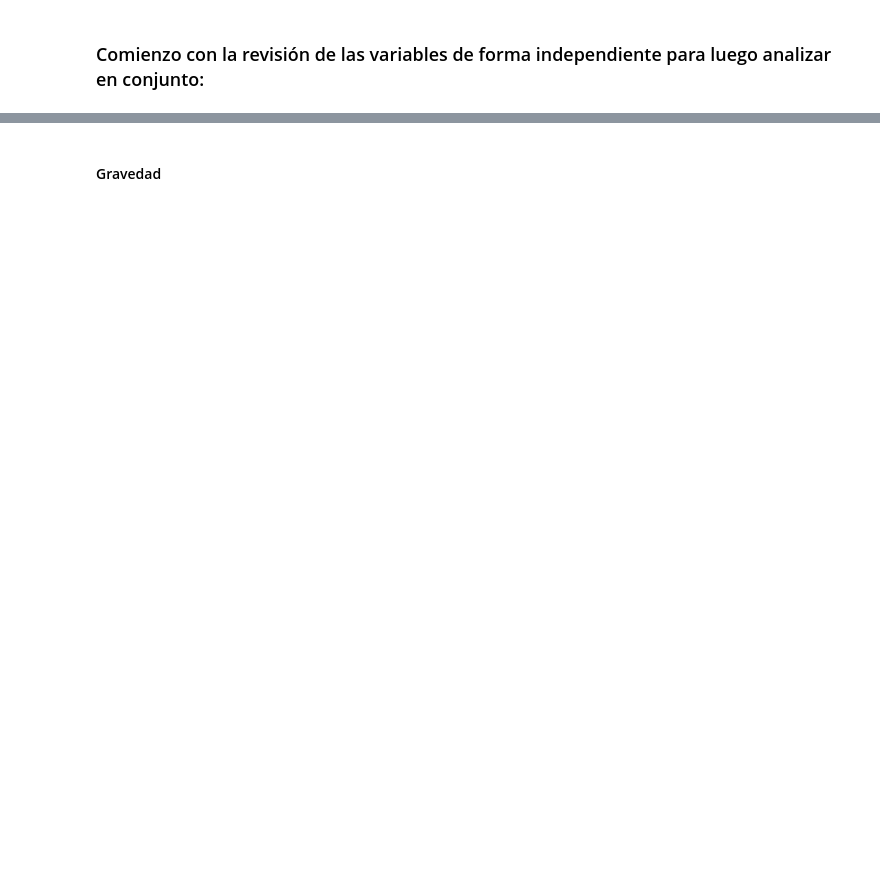
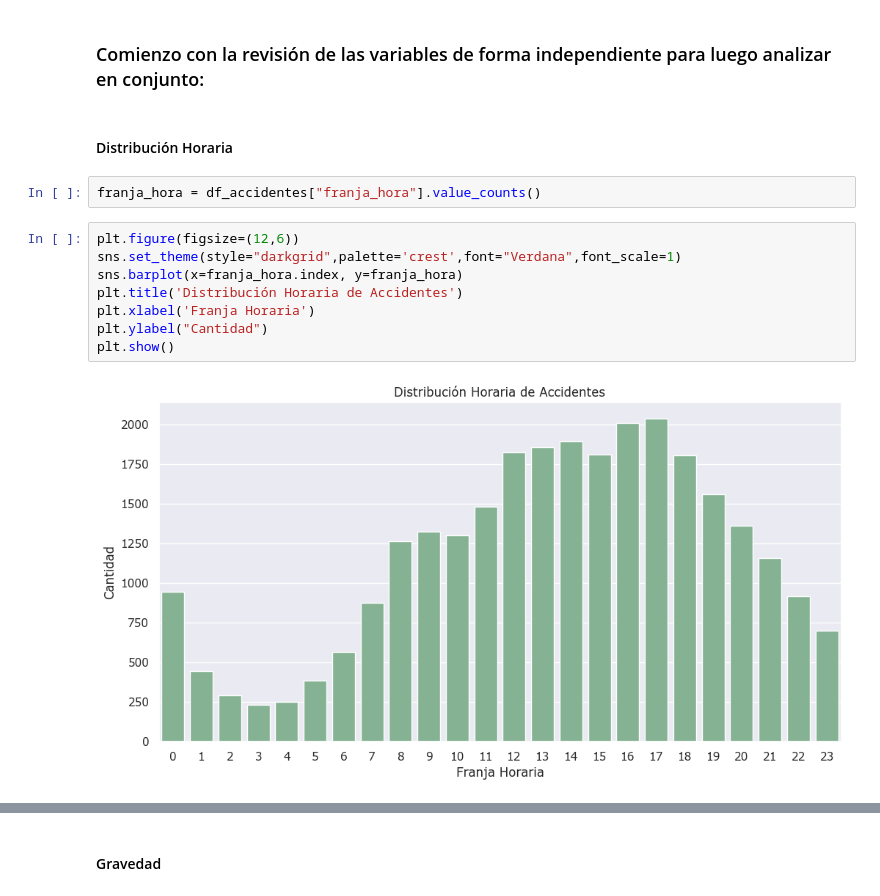
Before and after one commit to chelo1003/Henry_PI2_Accidentes, a Jupyter notebook: EDA/3_EDA_analisis.ipynb, the cells around one changed output, grey strips where cells are left out. Cells and saved outputs as stored; diff of their text form; blank space fills up the shorter version.

```diff
--- a/EDA/3_EDA_analisis.ipynb
+++ b/EDA/3_EDA_analisis.ipynb
@@ -18,2 +18,16 @@ df_accidentes.head()
 # %% [markdown]
 ### Comienzo con la revisión de las variables de forma independiente para luego analizar en conjunto:
+# %% [markdown]
+#### Distribución Horaria
+# %%
+franja_hora = df_accidentes["franja_hora"].value_counts()
+# %%
+plt.figure(figsize=(12,6))
+sns.set_theme(style="darkgrid",palette='crest',font="Verdana",font_scale=1)
+sns.barplot(x=franja_hora.index, y=franja_hora)
+plt.title('Distribución Horaria de Accidentes')
+plt.xlabel('Franja Horaria')
+plt.ylabel("Cantidad")
+plt.show()
+# %% [output]
+[figure, added]
```
Also changed, not shown: parts of 27 cells of this notebook, 1 other file.
